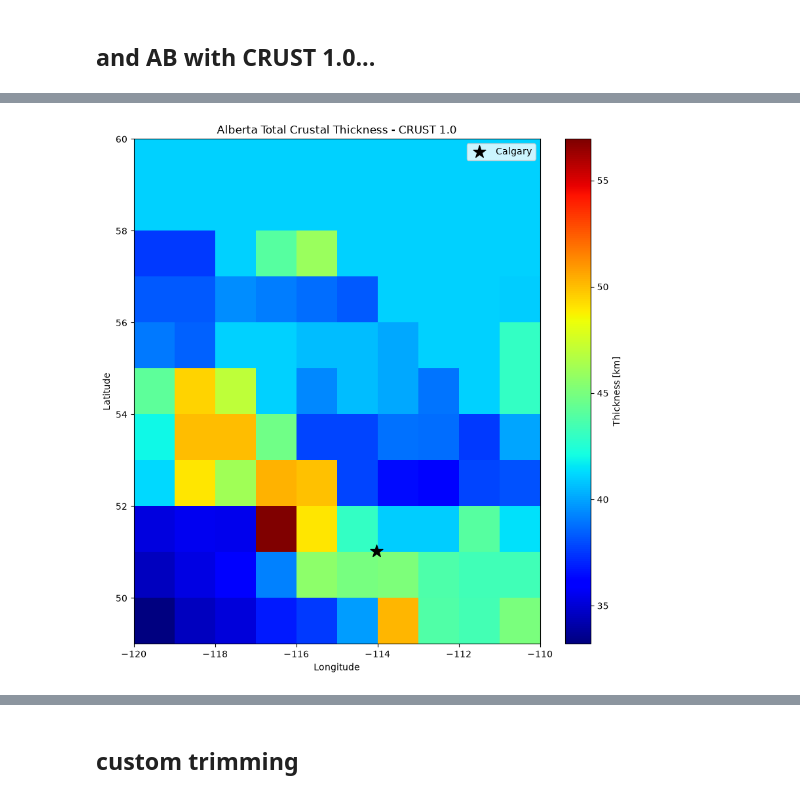
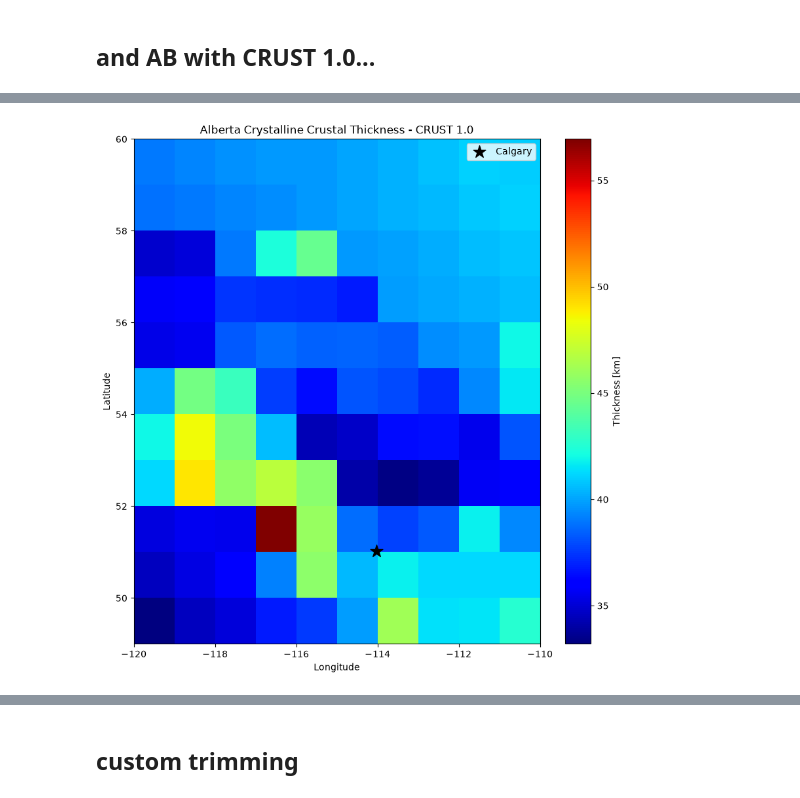
Before and after one commit to sydpas/grav_mag_model, a Jupyter notebook: src/ecm1/TO_3MT_ecm1.ipynb, the cells around one changed output, grey strips where cells are left out. Drawn from its saved outputs; the diff is of its cells as text; code cells hidden in the pictures.

```diff
--- a/src/ecm1/TO_3MT_ecm1.ipynb
+++ b/src/ecm1/TO_3MT_ecm1.ipynb
@@ -99,9 +99,9 @@ d_cru = pd.read_csv('..\\..\\data\\crust1.0\\total_crust_thick.csv', header=None
                 names=['long', 'lat', 't'])
 print(d_cru)
 
-d_cru_grid = d_cru.pivot(index='lat', columns='long', values='t')
-
-lat = d_cru_grid.index.values; long = d_cru_grid.columns.values; t = d_cru_grid.values
+d_sed = pd.read_csv('..\\..\\data\\crust1.0\\sed_thick.csv', header=None, skiprows=0,
+                names=['long', 'lat', 's'])
+print(d_sed)
 # %% [output]
         long   lat      t
 0     -179.5  89.5   8.06
@@ -142,3 +182,13 @@ d_cru_na = d_cru[(d_cru['long'].between(-120, -110)) & (d_cru['lat'].between(49,
 d_cru_na_grid = d_cru_na.pivot(index='lat', columns='long', values='t')
 
 lat = d_cru_na_grid.index.values; long = d_cru_na_grid.columns.values; t_na = d_cru_na_grid.values
+
+#
+
+d_sed_na = d_sed[(d_sed['long'].between(-120, -110)) & (d_sed['lat'].between(49, 60))]
+
+d_sed_na_grid = d_sed_na.pivot(index='lat', columns='long', values='s')
+
+lat = d_sed_na_grid.index.values; long = d_sed_na_grid.columns.values; s_na = d_sed_na_grid.values
+# %%
+crust1_res_na = t_na - s_na
@@ -145,18 +209,18 @@ lat = d_cru_na_grid.index.values; long = d_cru_na_grid.columns.values; t_na = d_
 # %%
-fig, ax11 = plt.subplots(figsize=(10, 10))
+fig, ax1011 = plt.subplots(figsize=(10, 10))
 
-pcm_cru_na = ax11.pcolormesh(long, lat, t_na, cmap='jet')
-fig.colorbar(pcm_cru_na, label='Thickness [km]')
-ax11.scatter(-114.03, 51.02, marker='*', color='black', s=200, label='Calgary')
+pcm_cru_res_na = ax1011.pcolormesh(long, lat, crust1_res_na, cmap='jet')
+fig.colorbar(pcm_cru_res_na, label='Thickness [km]')
+ax1011.scatter(-114.03, 51.02, marker='*', color='black', s=200, label='Calgary')
 
 
-ax11.set_title('Alberta Total Crustal Thickness - CRUST 1.0')
-ax11.set_xlabel('Longitude')
-ax11.set_ylabel('Latitude')
+ax1011.set_title('Alberta Crystalline Crustal Thickness - CRUST 1.0')
+ax1011.set_xlabel('Longitude')
+ax1011.set_ylabel('Latitude')
 
 plt.legend()
 
-plt.savefig('..\\..\\figures\\ecm1\\crust1.0_AB_grid.png', dpi=400, bbox_inches='tight')
+plt.savefig('..\\..\\figures\\ecm1\\res_crust1.0_AB_grid.png', dpi=400, bbox_inches='tight')
 plt.show()
 # %% [output]
-[figure, old version]
+[figure, new version]
```
Also changed, not shown: parts of 10 cells of this notebook, 9 other files.
